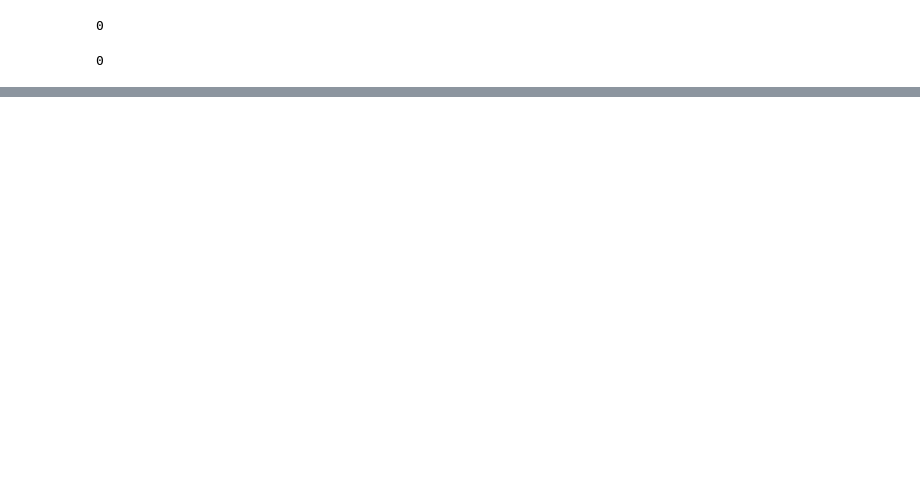
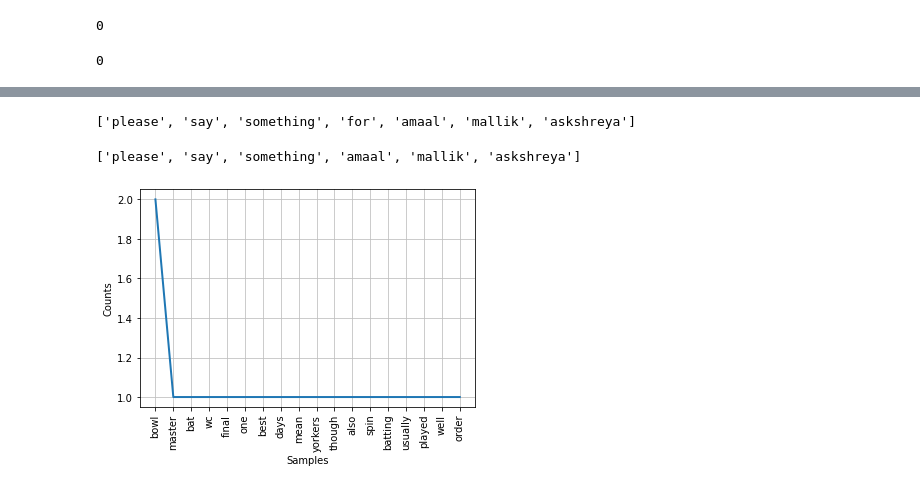
Before and after one commit to sayantikag98/Depression_Analysis, a Jupyter notebook: Depression_analysis_from_tweets_(Model_Building).ipynb, the cells around one changed output, grey strips where cells are left out. Saved outputs shown, nothing was run; the diff lists cells and outputs as text; code cells hidden in the pictures; blank space fills up the shorter version.

```diff
--- a/Depression_analysis_from_tweets_(Model_Building).ipynb
+++ b/Depression_analysis_from_tweets_(Model_Building).ipynb
@@ -52,3 +52,6 @@ df_combined.lemmatized_stopwordsRemoved.isna().sum()    ### to check for the num
 148
 # %%
 df_combined.dropna(subset=['stemming_stopwordsRemoved'],inplace=True)    ### to drop the rows containing null values
+# %%
+df_combined.reset_index(inplace=True,drop=True)
+df_combined
@@ -118,0 +124,29 @@ print(tfidf.get_feature_names())
+# %%
+senten=[]
+# %%
+for i in range(len(df_combined.text)):
+  words=re.sub("[^A-Za-z]"," ",df_combined.text[i])
+  words=words.lower()
+  senten.append(words)
+# %%
+senten_1=[]
+
+for i in range(len(senten)):
+  words=[]
+  for word in senten[i].split():
+    if (word not in set (stopwords.words('english'))):
+      words.append(word)
+  senten_1.append(list(words))
+# %%
+nltk.word_tokenize(senten[7])
+# %% [output]
+['please', 'say', 'something', 'for', 'amaal', 'mallik', 'askshreya']
+# %%
+senten_1[7]
+# %% [output]
+['please', 'say', 'something', 'amaal', 'mallik', 'askshreya']
+# %%
+count_plot=nltk.FreqDist(senten_1[10])
+count_plot.plot()
+# %% [output]
+[figure, added]
```
Also changed, not shown: parts of 23 cells of this notebook.
